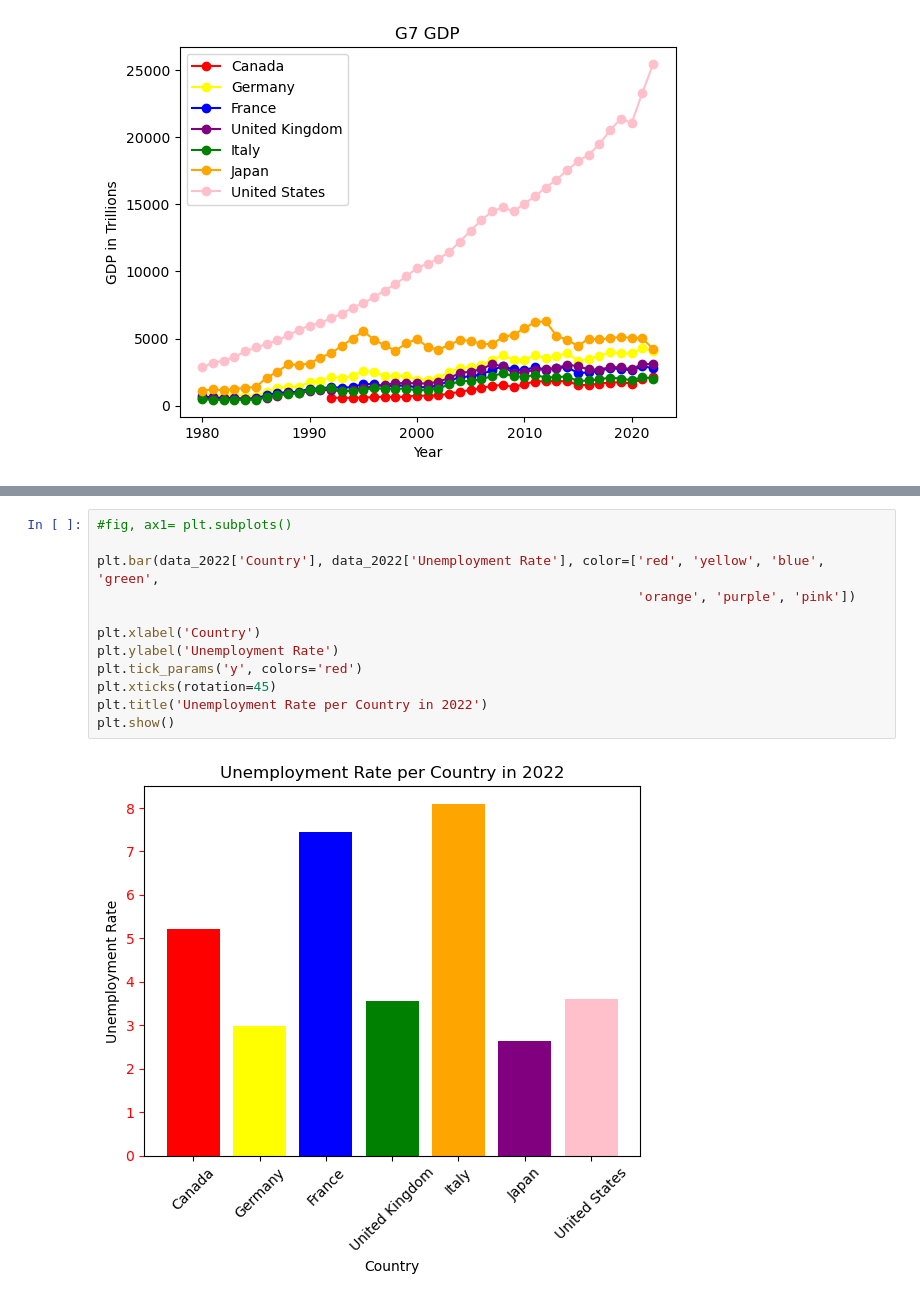
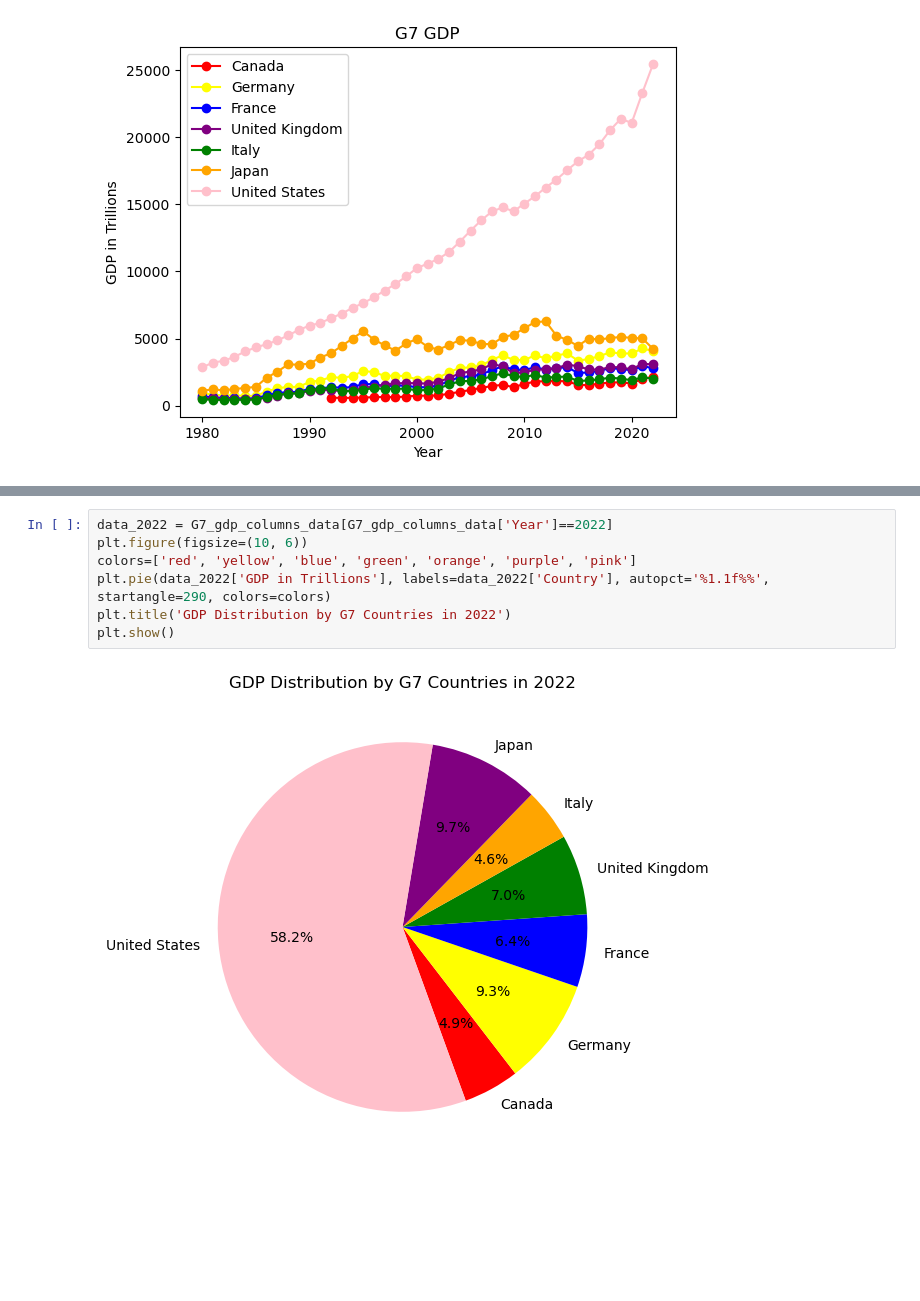
Before and after one commit to emilybomber/project-1, a Jupyter notebook: Project 1 US data.ipynb, the cells around one changed output, grey strips where cells are left out. Saved outputs shown, nothing was run; the diff lists cells and outputs as text; blank space fills up the shorter version.

Commit message:
fixed graph 3

```diff
--- a/Project 1 US data.ipynb
+++ b/Project 1 US data.ipynb
@@ -167,14 +158,9 @@ TypeError: pie() got an unexpected keyword argument 'color'
-# %%
-#fig, ax1= plt.subplots()
-
-plt.bar(data_2022['Country'], data_2022['Unemployment Rate'], color=['red', 'yellow', 'blue', 'green',
-                                                                     'orange', 'purple', 'pink'])
-
-plt.xlabel('Country')
-plt.ylabel('Unemployment Rate')
-plt.tick_params('y', colors='red')
-plt.xticks(rotation=45)
-plt.title('Unemployment Rate per Country in 2022')
-plt.show()
-# %% [output]
-[figure, removed]
+# %%
+data_2022 = G7_gdp_columns_data[G7_gdp_columns_data['Year']==2022]
+plt.figure(figsize=(10, 6))
+colors=['red', 'yellow', 'blue', 'green', 'orange', 'purple', 'pink']
+plt.pie(data_2022['GDP in Trillions'], labels=data_2022['Country'], autopct='%1.1f%%', startangle=290, colors=colors)
+plt.title('GDP Distribution by G7 Countries in 2022')
+plt.show()
+# %% [output]
+[figure, added]
```
Also changed, not shown: parts of 3 cells of this notebook.
